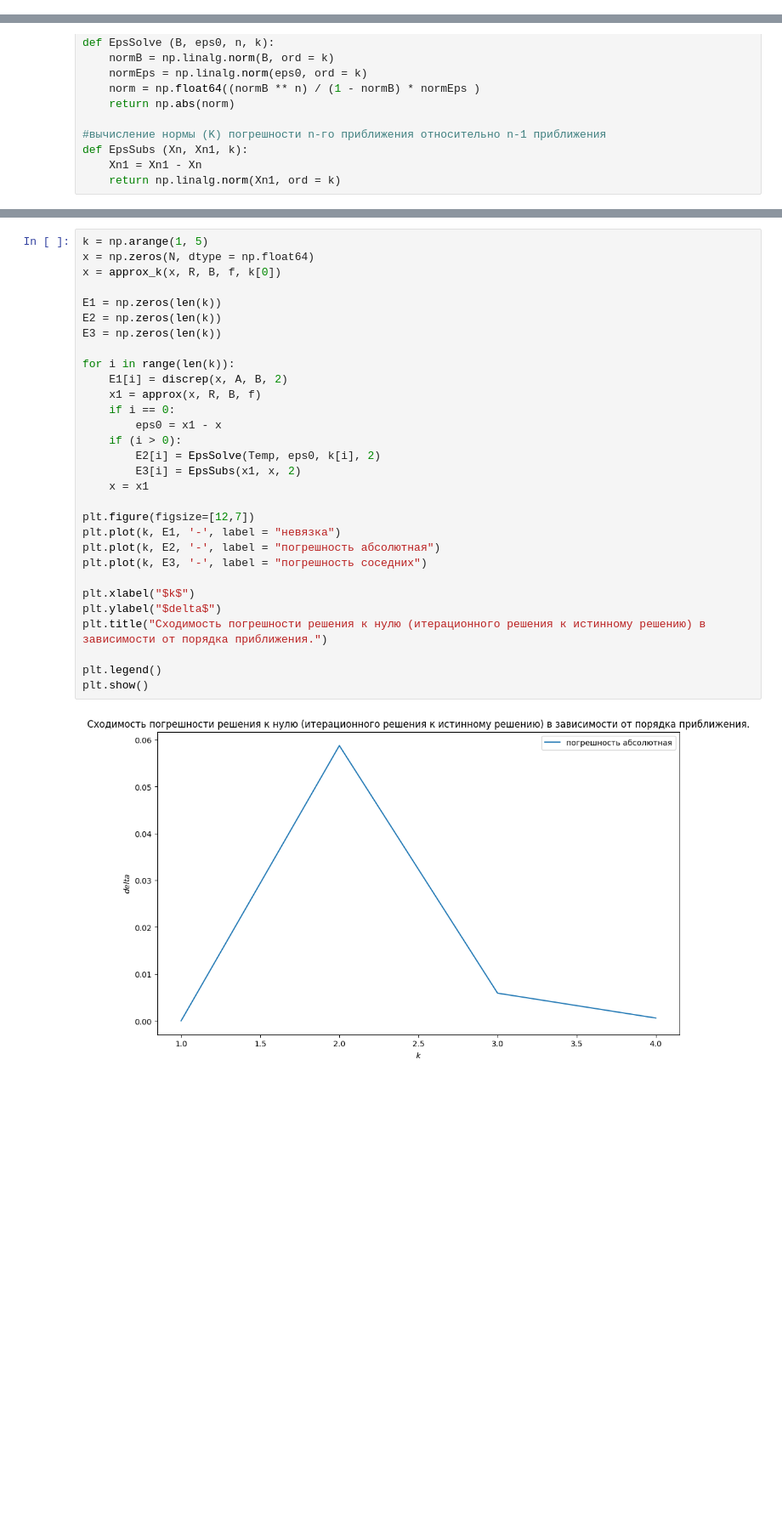
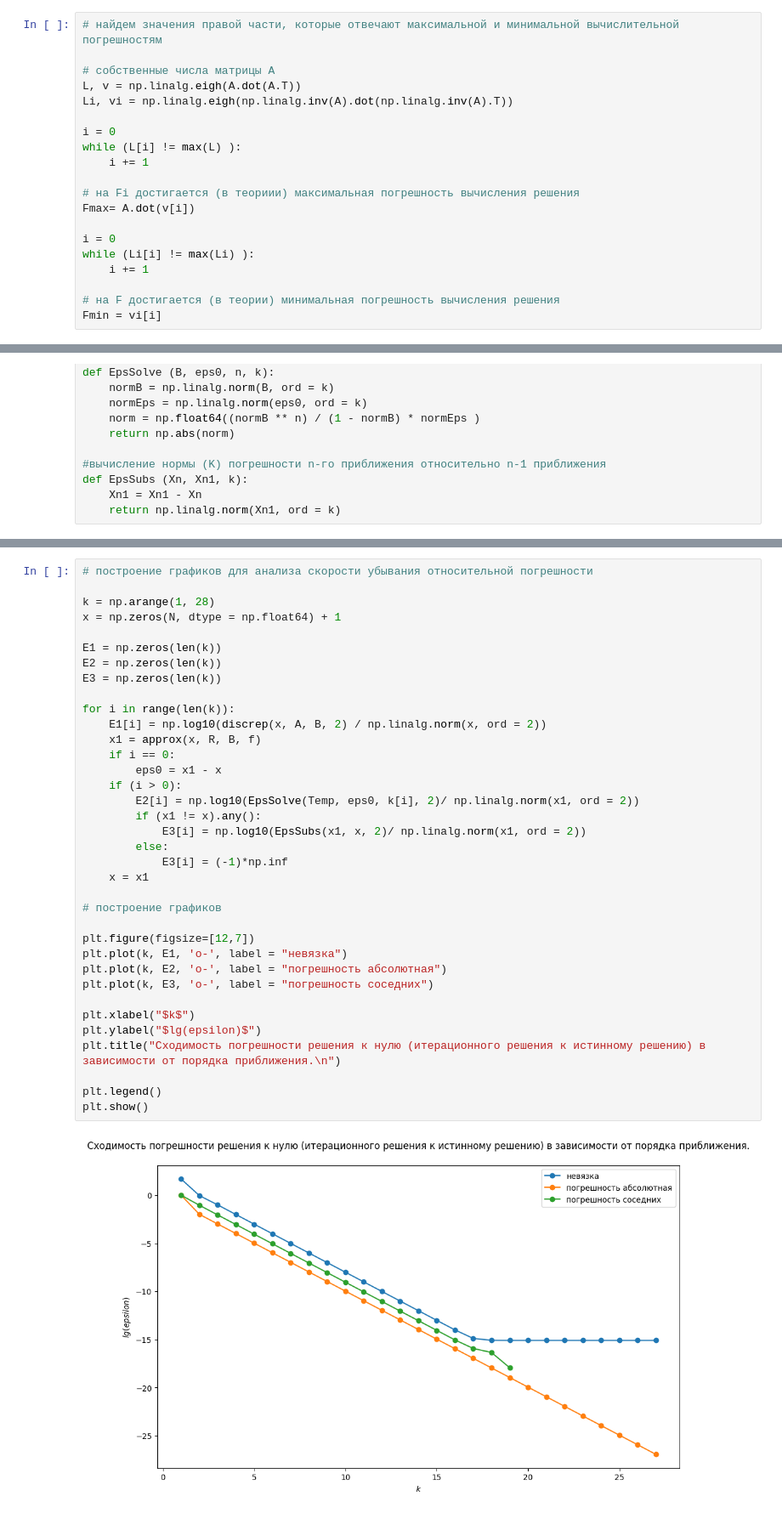
Before and after one commit to Sofia-Sukhova/practice_homework_5sem, a Jupyter notebook: SLAU/slau.ipynb, the cells around one changed output, grey strips where cells are left out. Shown at 85% size. Saved outputs shown, nothing was run; the diff lists cells and outputs as text; blank space fills up the shorter version.

```diff
--- a/SLAU/slau.ipynb
+++ b/SLAU/slau.ipynb
@@ -71,3 +87,23 @@ epsilon A: 1.1102230246251565e-16 epsilon B: 1.1102230246251565e-16
+# %%
+# найдем значения правой части, которые отвечают максимальной и минимальной вычислительной погрешностям
+
+# собственные числа матрицы А
+L, v = np.linalg.eigh(A.dot(A.T))
+Li, vi = np.linalg.eigh(np.linalg.inv(A).dot(np.linalg.inv(A).T))
+
+i = 0
+while (L[i] != max(L) ):
+    i += 1
+
+# на Fi достигается (в теориии) максимальная погрешность вычисления решения
+Fmax= A.dot(v[i])
+
+i = 0
+while (Li[i] != max(Li) ):
+    i += 1
+
+# на F достигается (в теории) минимальная погрешность вычисления решения
+Fmin = vi[i]
 # %%
 # нормы матриц
 norm1 = np.linalg.norm(A, ord = 1)
@@ -208,32 +275,38 @@ print ("Разница между приближенным и точным ре
 # %%
-k = np.arange(1, 5)
-x = np.zeros(N, dtype = np.float64)
-x = approx_k(x, R, B, f, k[0])
+# построение графиков для анализа скорости убывания относительной погрешности
+
+k = np.arange(1, 28)
+x = np.zeros(N, dtype = np.float64) + 1
 
 E1 = np.zeros(len(k))
 E2 = np.zeros(len(k))
 E3 = np.zeros(len(k))
 
 for i in range(len(k)):
-    E1[i] = discrep(x, A, B, 2)
+    E1[i] = np.log10(discrep(x, A, B, 2) / np.linalg.norm(x, ord = 2))
     x1 = approx(x, R, B, f)
     if i == 0:
         eps0 = x1 - x
     if (i > 0):
-        E2[i] = EpsSolve(Temp, eps0, k[i], 2)
-        E3[i] = EpsSubs(x1, x, 2)
+        E2[i] = np.log10(EpsSolve(Temp, eps0, k[i], 2)/ np.linalg.norm(x1, ord = 2))
+        if (x1 != x).any():
+            E3[i] = np.log10(EpsSubs(x1, x, 2)/ np.linalg.norm(x1, ord = 2))
+        else:
+            E3[i] = (-1)*np.inf
     x = x1
 
+# построение графиков
+
 plt.figure(figsize=[12,7])
-plt.plot(k, E1, '-', label = "невязка")
-plt.plot(k, E2, '-', label = "погрешность абсолютная")
-plt.plot(k, E3, '-', label = "погрешность соседних")
+plt.plot(k, E1, 'o-', label = "невязка")
+plt.plot(k, E2, 'o-', label = "погрешность абсолютная")
+plt.plot(k, E3, 'o-', label = "погрешность соседних")
 
 plt.xlabel("$k$")
-plt.ylabel("$delta$")
-plt.title("Сходимость погрешности решения к нулю (итерационного решения к истинному решению) в зависимости от порядка приближения.")
+plt.ylabel("$lg(epsilon)$")
+plt.title("Сходимость погрешности решения к нулю (итерационного решения к истинному решению) в зависимости от порядка приближения.\n")
 
 plt.legend()
 plt.show()
 # %% [output]
-[figure, old version]
+[figure, new version]
```
Also changed, not shown: parts of 14 cells of this notebook, 1 other file.
